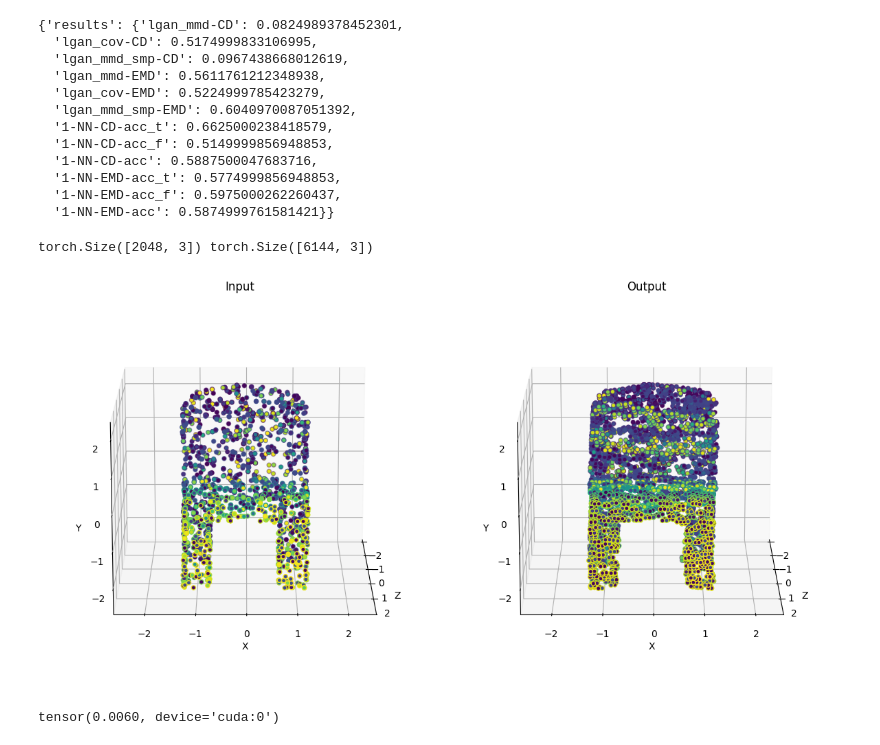
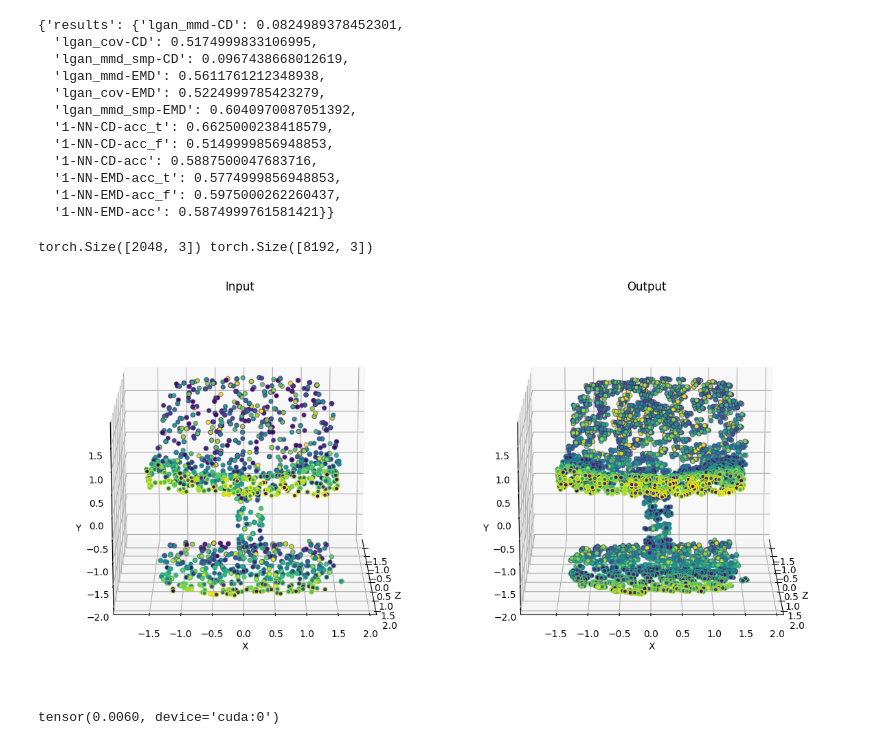
Before and after one commit to kristiyansakalyan/coarse-to-fine-shapes, a Jupyter notebook: train_PVCNN_Upsample-Noise-Global-Chair-Attention-Upsampler-Patch-Based.ipynb, the cells around one changed output. Drawn from its saved outputs; the diff is of its cells as text; code cells hidden in the pictures.

Commit message:
Last results

```diff
--- a/train_PVCNN_Upsample-Noise-Global-Chair-Attention-Upsampler-Patch-Based.ipynb
+++ b/train_PVCNN_Upsample-Noise-Global-Chair-Attention-Upsampler-Patch-Based.ipynb
@@ -128,7 +128,7 @@ def subsample_patches(pc, npoints=2048):
     idx = np.random.choice(N, npoints)
     return pc[:,:,idx,:]
 # %%
-model = PVCNNUpPointAttention(num_classes=3, num_shapes=3, extra_feature_channels=0, attention=True, attn_dim=256, up_ratio=4).to("cuda")
+model = PVCNNUpPointAttention(num_classes=3, num_shapes=0, extra_feature_channels=0, attention=True, attn_dim=256, up_ratio=2).to("cuda")
 model
 # %% [output]
 PVCNNUpPointAttention(
@@ -202,7 +202,7 @@ def remove_random_knn_points(patched_input, points_to_remove):
     B, N, C = patched_input.shape
     assert points_to_remove <= N
 
-    result, idx = get_nearest_neighbors_batch_pytorch3d_indicies(patched_input, points_to_remove)
+    _, idx = get_nearest_neighbors_batch_pytorch3d_indicies(patched_input, points_to_remove)
 
     mask = torch.ones((patched_input.shape[0], patched_input.shape[1]), dtype=torch.bool)
     for i in range(idx.shape[0]):
@@ -282,7 +282,8 @@ for epoch in range(100):
             # Select a random patch with double the size, then downsample, then add noise.
             patched_input = get_nearest_neighbors_batch_pytorch3d(input, PATCH_SIZE * 2)
 
-            # Data Augmentation
+            # Data Augmentation - Remove random KNN points. Hopefully, the network
+            # will learn to close gaps.
             augmented_patch = remove_random_knn_points(patched_input, 20)
 
             input_downsampled = subsample(augmented_patch, npoints=PATCH_SIZE)
@@ -327,7 +328,7 @@ for epoch in range(100):
     print(json.dumps({"Epoch": epoch+1, "Training Loss": epoch_train_loss, "Validation Loss": epoch_val_loss}))
 
     # Save the model
-    model_save_path = f"output-models/pvcnn-upsample-global-chair/PVCNN-Upsample-Global-Chair-Attention-Everywhere-Patch-8k-Augmented-e{epoch+1}.pth"
+    model_save_path = f"output-models/pvcnn-upsample-global-chair/PVCNN-Upsample-Global-Chair-Attention-Everywhere-Patch-8k-10-to-1-e{epoch+1}.pth"
     torch.save(model.state_dict(), model_save_path)
 
     if epoch_val_loss < best_val_loss:
@@ -543,7 +517,7 @@ len(input_array), len(output_array)
 (33, 20)
 # %%
 input_pcs = torch.stack(input_array[:20]).view(400, 5000, 3)
-pvd_input_pcs = torch.stack(pvd_input).view(400, NPOINTS // 3, 3)
+pvd_input_pcs = torch.stack(pvd_input).view(400, NPOINTS // 4, 3)
 output_pcs = torch.stack(output_array).view(400, NPOINTS, 3)
 input_pcs.shape, pvd_input_pcs.shape, output_pcs.shape
 # %% [output]
@@ -636,15 +610,15 @@ chair_6k = {
 # 1-NNA-CD: 58.62%
 # 1-NNA-EMD: 0.5% ?????
 # %%
-INDEX = 5
+INDEX = 9
 input_pc = pvd_input_pcs[INDEX].detach()
 output_pc = output_pcs[INDEX].detach()
 print(input_pc.shape, output_pc.shape)
 
 fig = visualize_pointcloud_eval(input_pc, output_pc, "Input", "Output")
 # %% [output]
-torch.Size([2048, 3]) torch.Size([6144, 3])
+torch.Size([2048, 3]) torch.Size([8192, 3])
-[figure, old version]
+[figure, new version]
 # %%
 chamfer_distance(input_pc.unsqueeze(0), output_pc.unsqueeze(0))
 # %% [output]
```
Also changed, not shown: parts of 9 cells of this notebook, 25 other files.
